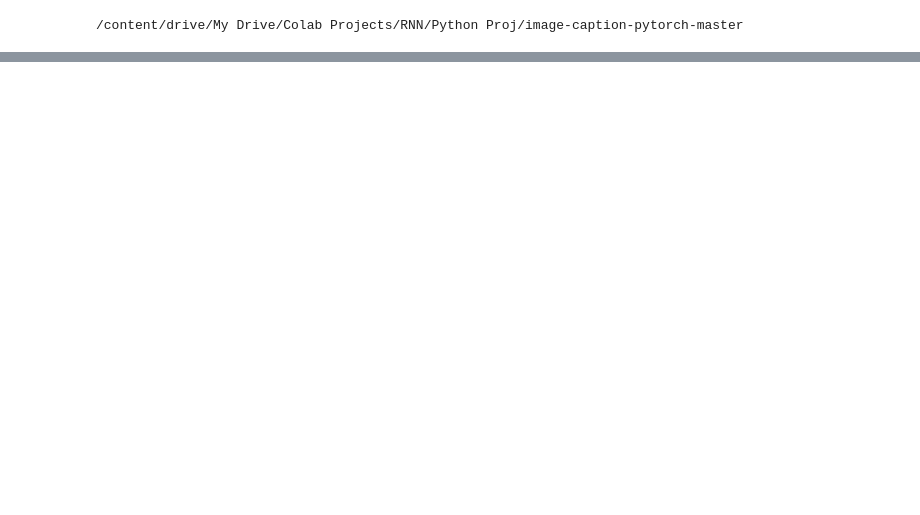
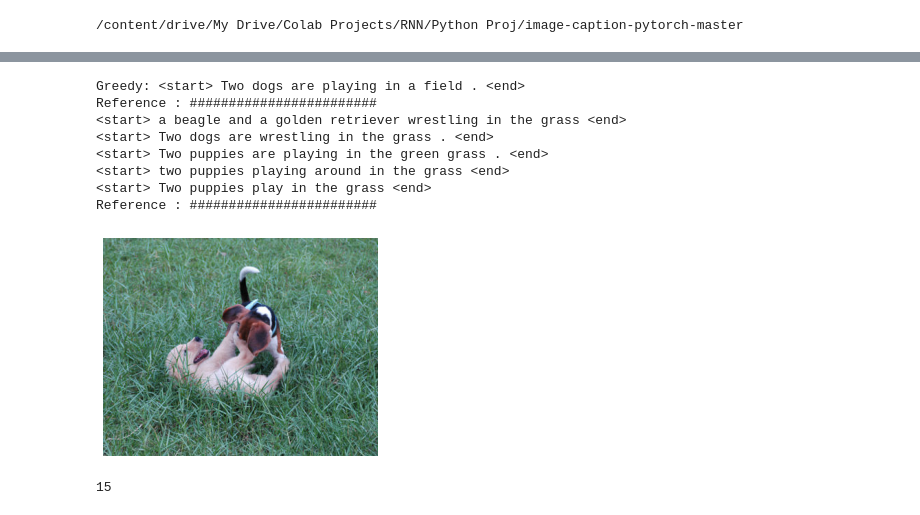
Before and after one commit to ajuhz/Artificial-Intelligence, a Jupyter notebook: Image_Caption_using_CNN_and_RNN_from_scratch.ipynb, the cells around one changed output, grey strips where cells are left out. Cells and saved outputs as stored; diff of their text form; code cells hidden in the pictures; blank space fills up the shorter version.

```diff
--- a/Image_Caption_using_CNN_and_RNN_from_scratch.ipynb
+++ b/Image_Caption_using_CNN_and_RNN_from_scratch.ipynb
@@ -74,7 +74,7 @@ class Data_Preprocessing():
             captions, image_ids = self.tokenize(trn_raw_captions, word_to_idx, maxlen)
         if data_part == 'test':
             captions, image_ids = self.tokenize(test_raw_captions, word_to_idx, maxlen)
-        return captions, image_ids, idx_to_word, word_to_idx
+        return captions, image_ids, idx_to_word, word_to_idx,trn_raw_captions, test_raw_captions
 
 
     def split_captions(self,trn_files, test_files):
@@ -621,0 +641,31 @@ def sample_and_plot(im_id):
+# %%
+#from data_utils import prepare_loader
+#image_path = 'K://Learning & Sharing//AI//Udemy//the-complete-neural-networks-bootcamp-theory-applications//FLICKR8K//data//Flickr8k_Dataset//'
+
+# Setting GPU / CPU as device
+if  torch.cuda.is_available():
+    device = torch.device('cuda')
+else:
+    device = torch.device('cpu')
+
+####################Variables###########
+batch_size = 100
+epochs = 16
+step_size = 16
+lr_init = 0.01
+lr_decay = 0.01
+print_every = 1
+vocab_size = 9080
+path = '/content/drive/My Drive/Colab Projects/RNN/data/FLICKR8K/images/'
+data_part = 'train'
+transforms = True
+########################################
+
+
+data_preproc = Data_Preprocessing(path)
+loader = Data_Loader(data_preporc=data_preproc,data_part=data_part,transforms=transforms)
+loader = loader.prepare_loader(batch_size)
+
+train = Train_Model(loader)
+train.train(epochs,batch_size,resume_training = True, file_name = 'manual_checkpoint.pth.tar')
+#train.model.load_state_dict(torch.load(path+'manual_checkpoint.pth.tar'))
@@ -621,0 +692,28 @@ def sample_and_plot(im_id):
+# %%
+%matplotlib inline
+def test_model(im_id,train_model):
+  evaluate = Evaluate_Model(train_model=train)
+  evaluate.sample_and_plot(im_id)
+  print('Reference : ########################')
+  for caption in train_model.dataset_loader.dataset.trn_raw_captions[im_id]:
+    print(caption)
+  print('Reference : ########################')
+# %%
+test_model('23445819_3a458716c1.jpg',train)
+# %% [output]
+Greedy: <start> Two dogs are playing in a field . <end>
+Reference : ########################
+<start> a beagle and a golden retriever wrestling in the grass <end>
+<start> Two dogs are wrestling in the grass . <end>
+<start> Two puppies are playing in the green grass . <end>
+<start> two puppies playing around in the grass <end>
+<start> Two puppies play in the grass <end>
+Reference : ########################
+[figure, added]
+# %%
+with open(path+'hyper_param_optim.json','r') as h:
+  parameters = json.load(h)
+
+parameters['epoch']
+# %% [output]
+15
```
Also changed, not shown: parts of 8 cells of this notebook.
